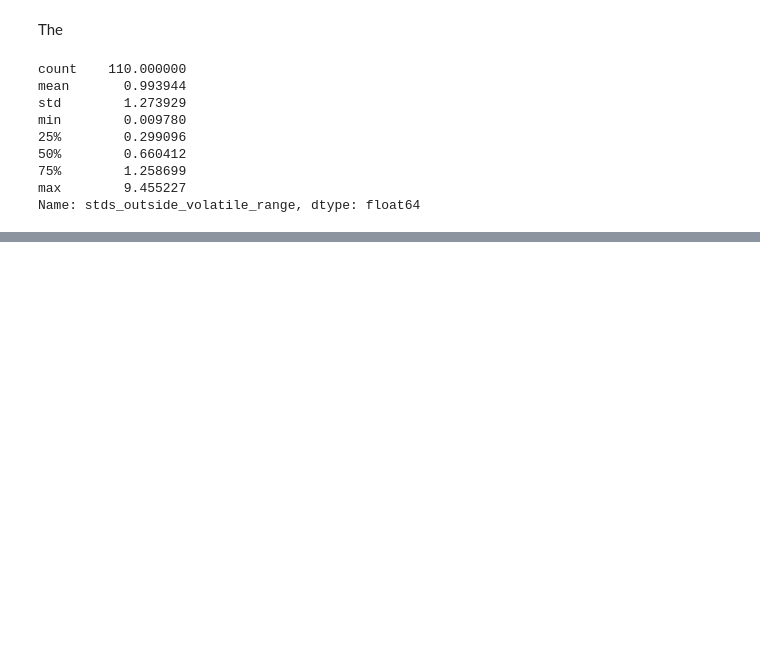
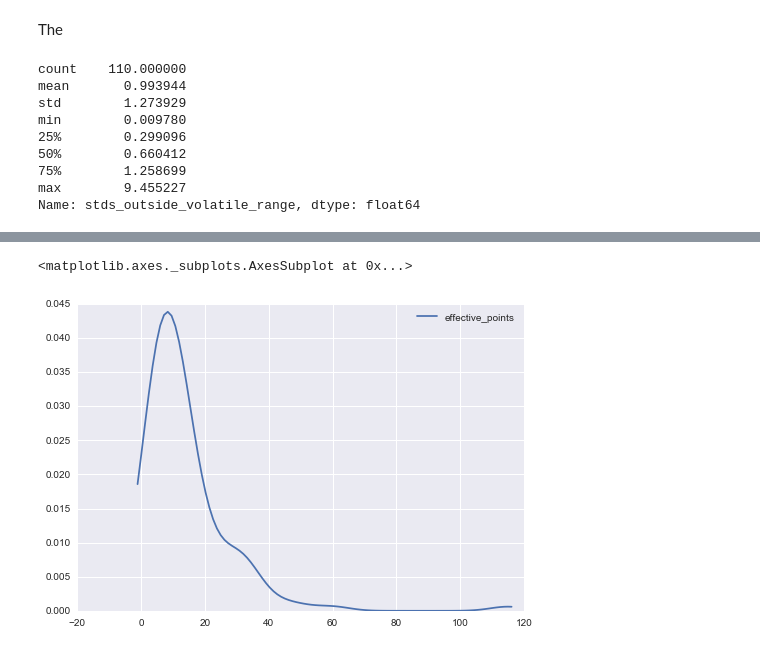
Before and after one commit to samzhang111/velocity-prediction, a Jupyter notebook: BOSH exploration.ipynb, the cells around one changed output, grey strips where cells are left out. Drawn from its saved outputs; the diff is of its cells as text; code cells hidden in the pictures; blank space fills up the shorter version.

```diff
--- a/BOSH exploration.ipynb
+++ b/BOSH exploration.ipynb
@@ -195,0 +197,5 @@ import statsmodels as sm
+# %%
+sns.kdeplot(weeks.effective_points)
+# %% [output]
+<matplotlib.axes._subplots.AxesSubplot at 0x...>
+[figure, added]
```
Also changed, not shown: parts of 12 cells of this notebook, 3 other files.
